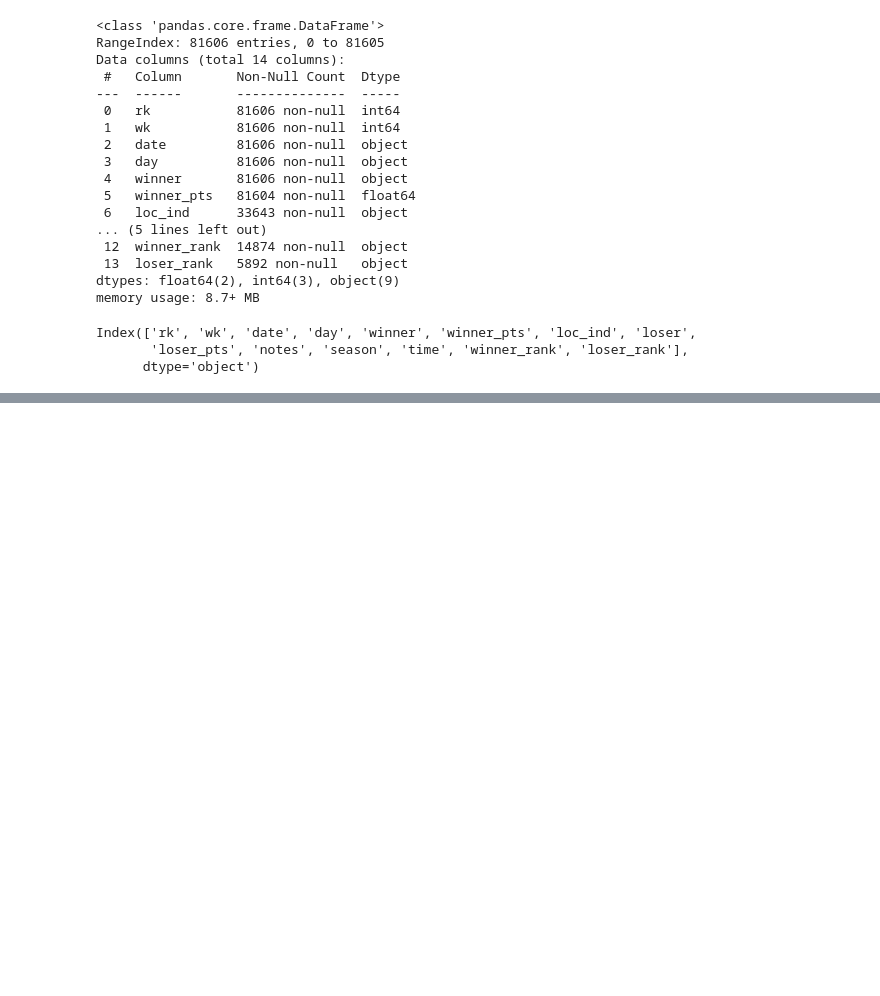
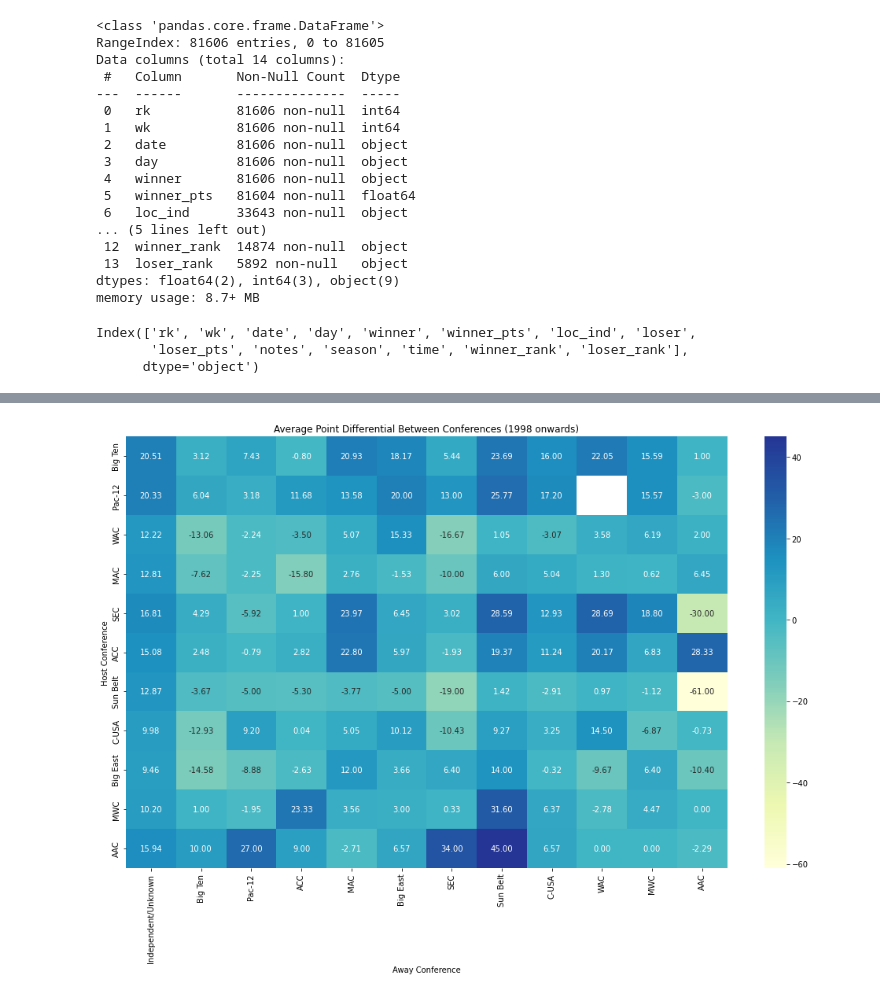
Before and after one commit to JSmith1826/cfb_conferences, a Jupyter notebook: workbook/UPDATED_game_data_scraper.ipynb, the cells around one changed output, grey strips where cells are left out. Drawn from its saved outputs; the diff is of its cells as text; code cells hidden in the pictures; blank space fills up the shorter version.

```diff
--- a/workbook/UPDATED_game_data_scraper.ipynb
+++ b/workbook/UPDATED_game_data_scraper.ipynb
@@ -293,10 +275,27 @@ for _, row in conference_df.iterrows():
 
 # Use funtion to assign conference affiliation the teams in each row but only if
 # the team name is not null
+df['winner_conference'] = df.apply(lambda row: get_conference(row['season'], row['winner'], conference_lookup) if pd.notna(row['winner']) else None, axis=1)
+df['loser_conference'] = df.apply(lambda row: get_conference(row['season'], row['loser'], conference_lookup) if pd.notna(row['loser']) else None, axis=1)
 df['host_conference'] = df.apply(lambda row: get_conference(row['season'], row['HostTeamName'], conference_lookup) if pd.notna(row['HostTeamName']) else None, axis=1)
 df['away_conference'] = df.apply(lambda row: get_conference(row['season'], row['AwayTeamName'], conference_lookup) if pd.notna(row['AwayTeamName']) else None, axis=1)
 df['neutral1_conference'] = df.apply(lambda row: get_conference(row['season'], row['NeutralTeam1'], conference_lookup) if pd.notna(row['NeutralTeam1']) else None, axis=1)
 df['neutral2_conference'] = df.apply(lambda row: get_conference(row['season'], row['NeutralTeam2'], conference_lookup) if pd.notna(row['NeutralTeam2']) else None, axis=1)
+# %%
+### Create a new column for conference and non-conference games
+# Function to determine if a game is a conference game
+def determine_conference_game(conference1, conference2):
+    if conference1 == conference2:
+        return 'Conference'
+    else:
+        return 'Non-Conference'
+
+# Apply to create new 'game_type' column using the determine_conference_game function and the winner and loser conference columns
+df['game_type'] = df.apply(lambda row: determine_conference_game(row['winner_conference'], row['loser_conference']) if pd.notna(row['winner_conference']) and pd.notna(row['loser_conference']) else None, axis=1)
+
+# Set game type to Non-Conferecne if either team is Independent/Unknown
+df.loc[df['winner_conference'] == 'Independent/Unknown', 'game_type'] = 'Non-Conference'
+df.loc[df['loser_conference'] == 'Independent/Unknown', 'game_type'] = 'Non-Conference'
 # %%
 ## clean up the notes column
 # First Step: extract Bowl and showcase game names from the notes column
@@ -426,0 +330,61 @@ df.to_csv('../data/cfb_scrape_transformed.csv', index=False)
+# %%
+
+
+# Load the CSV file
+cfb_data = df
+
+# Extract year from the 'date' column
+cfb_data['year'] = pd.to_datetime(cfb_data['date']).dt.year
+
+# Filter out Independent teams and keep only data from 1998 onwards
+cfb_data_filtered = cfb_data[(cfb_data['host_conference'] != 'Independent/Unknown') & (cfb_data['year'] >= 1998)]
+
+# Calculate point differential for each game
+cfb_data_filtered['point_differential'] = cfb_data_filtered['winner_pts'] - cfb_data_filtered['loser_pts']
+
+# Abbreviate conference names
+conference_abbreviations = {
+    'American Athletic Conference': 'AAC',
+    'Atlantic Coast Conference': 'ACC',
+    'Big 12 Conference': 'Big 12',
+    'Big Ten Conference': 'Big Ten',
+    'Conference USA': 'C-USA',
+    'Mid-American Conference': 'MAC',
+    'Mountain West Conference': 'MWC',
+    'Pac-12 Conference': 'Pac-12',
+    'Southeastern Conference': 'SEC',
+    'Sun Belt Conference': 'Sun Belt',
+    'Big East Conference': 'Big East',
+    'Western Athletic Conference': 'WAC',
+}
+cfb_data_filtered['host_conference'] = cfb_data_filtered['host_conference'].map(conference_abbreviations).fillna(cfb_data_filtered['host_conference'])
+cfb_data_filtered['away_conference'] = cfb_data_filtered['away_conference'].map(conference_abbreviations).fillna(cfb_data_filtered['away_conference'])
+
+# Drop rows with NaN in host or away conference names
+cfb_data_filtered = cfb_data_filtered.dropna(subset=['host_conference', 'away_conference'])
+
+# Create a matrix to store average point differential between conferences
+conf_matrix = pd.DataFrame(0, index=cfb_data_filtered['host_conference'].unique(),
+                           columns=cfb_data_filtered['away_conference'].unique())
+
+# Populate the matrix with average point differentials
+for idx, row in cfb_data_filtered.iterrows():
+    if row['HostTeamResult'] == 'W':
+        conf_matrix.loc[row['host_conference'], row['away_conference']] += row['point_differential']
+    else:
+        conf_matrix.loc[row['host_conference'], row['away_conference']] -= row['point_differential']
+
+# Convert total point differentials to averages
+games_played = cfb_data_filtered.groupby(['host_conference', 'away_conference']).size()
+for idx in games_played.index:
+    conf_matrix.loc[idx] /= games_played[idx]
+
+# Plot the heatmap
+plt.figure(figsize=(14, 10))
+sns.heatmap(conf_matrix, cmap='YlGnBu', center=0, annot=True, fmt=".2f")
+plt.title('Average Point Differential Between Conferences (1998 onwards)')
+plt.xlabel('Away Conference')
+plt.ylabel('Host Conference')
+plt.tight_layout()
+plt.show()
+# %% [output]
@@ -426,0 +406 @@ df.to_csv('../data/cfb_scrape_transformed.csv', index=False)
+[figure, added]
```
Also changed, not shown: parts of 10 cells of this notebook, 1 other file.
